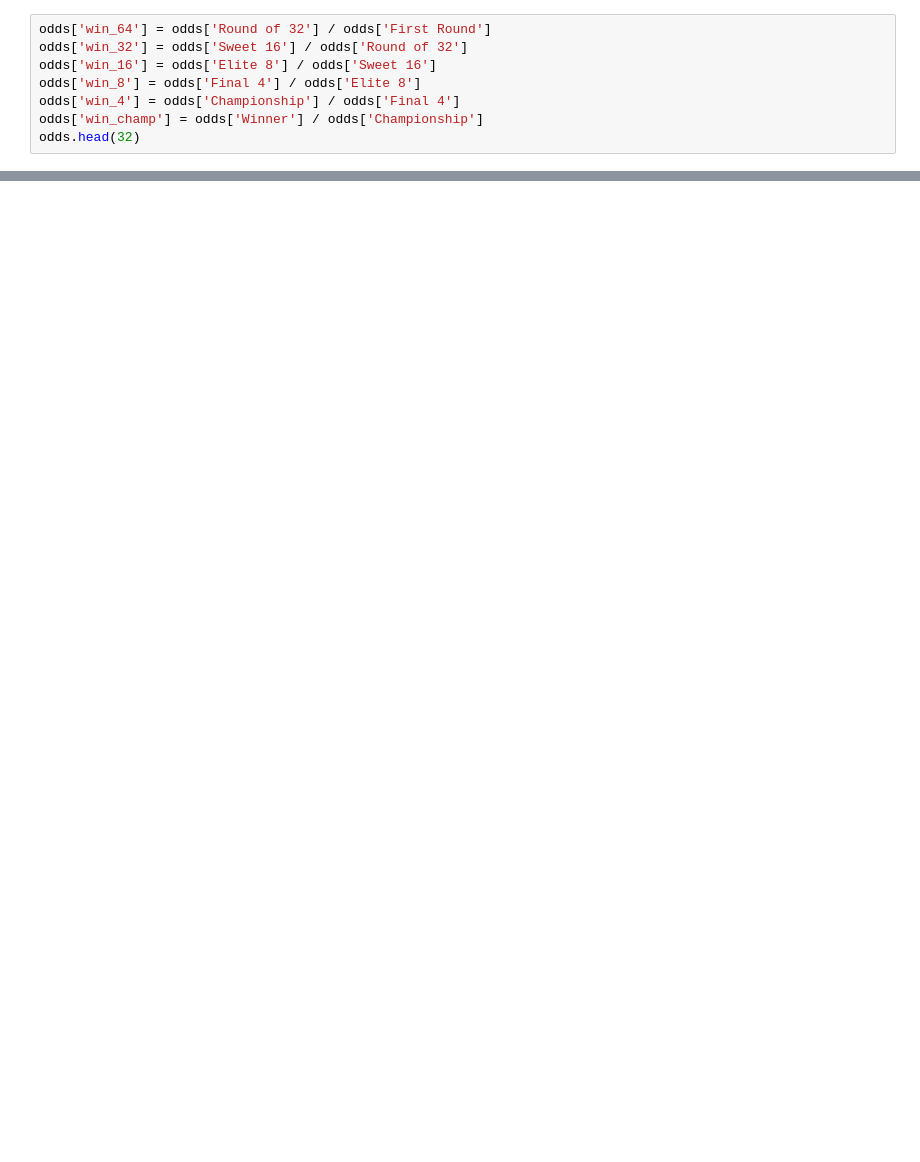
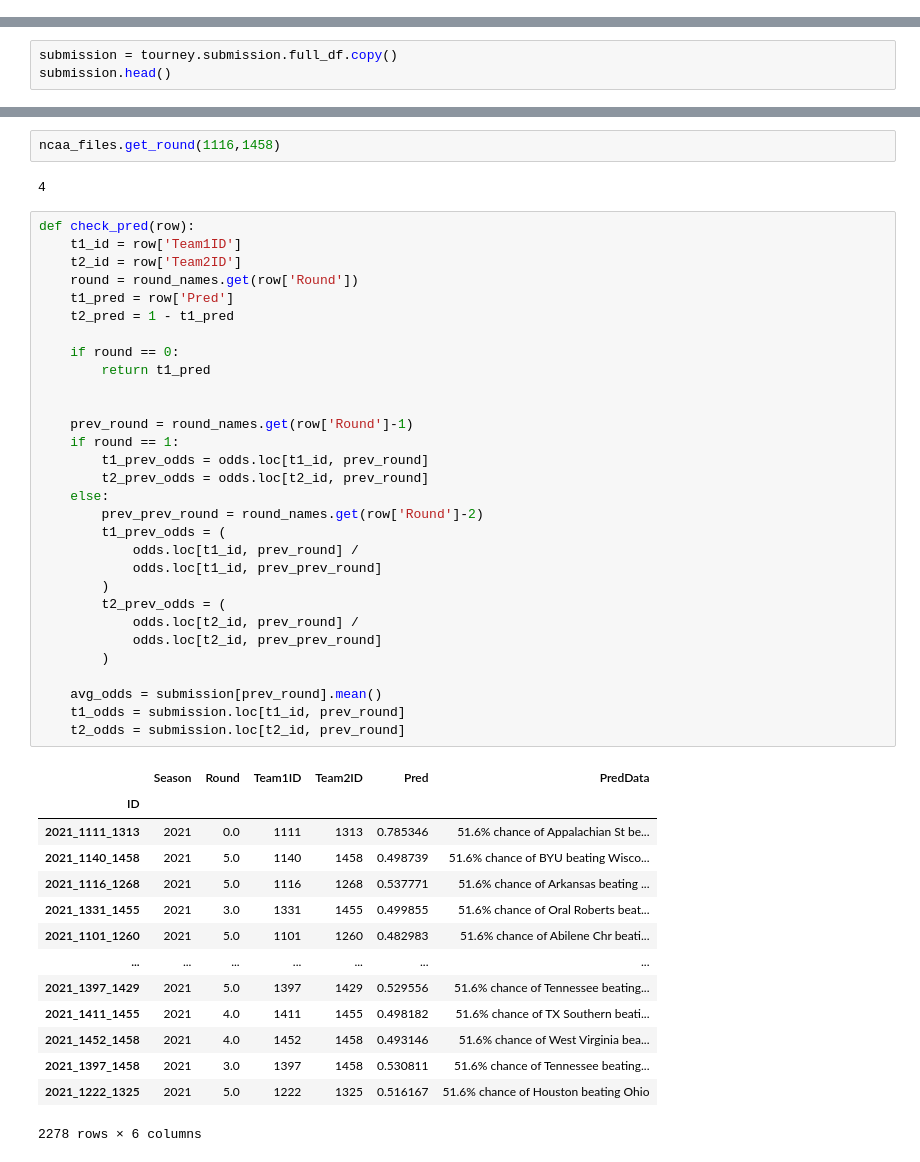
Before and after one commit to armstrys/NCAA_BracketBuilder, a Jupyter notebook: simple_simulation.ipynb, the cells around one changed output, grey strips where cells are left out. Saved outputs shown, nothing was run; the diff lists cells and outputs as text; blank space fills up the shorter version.

```diff
--- a/simple_simulation.ipynb
+++ b/simple_simulation.ipynb
@@ -93,8 +138,0 @@ plt.show()
-# %%
-odds['win_64'] = odds['Round of 32'] / odds['First Round']
-odds['win_32'] = odds['Sweet 16'] / odds['Round of 32']
-odds['win_16'] = odds['Elite 8'] / odds['Sweet 16']
-odds['win_8'] = odds['Final 4'] / odds['Elite 8']
-odds['win_4'] = odds['Championship'] / odds['Final 4']
-odds['win_champ'] = odds['Winner'] / odds['Championship']
-odds.head(32)
@@ -118,0 +139,3 @@ odds.head(32)
+# %%
+submission = tourney.submission.full_df.copy()
+submission.head()
@@ -118,0 +150,49 @@ odds.head(32)
+# %%
+ncaa_files.get_round(1116,1458)
+# %% [output]
+4
+# %%
+def check_pred(row):
+    t1_id = row['Team1ID']
+    t2_id = row['Team2ID']
+    round = round_names.get(row['Round'])
+    t1_pred = row['Pred']
+    t2_pred = 1 - t1_pred
+
+    if round == 0:
+        return t1_pred
+
+
+    prev_round = round_names.get(row['Round']-1)
+    if round == 1:
+        t1_prev_odds = odds.loc[t1_id, prev_round]
+        t2_prev_odds = odds.loc[t2_id, prev_round]
+    else:
+        prev_prev_round = round_names.get(row['Round']-2)
+        t1_prev_odds = (
+            odds.loc[t1_id, prev_round] /
+            odds.loc[t1_id, prev_prev_round]
+        )
+        t2_prev_odds = (
+            odds.loc[t2_id, prev_round] /
+            odds.loc[t2_id, prev_prev_round]
+        )
+
+    avg_odds = submission[prev_round].mean()
+    t1_odds = submission.loc[t1_id, prev_round]
+    t2_odds = submission.loc[t2_id, prev_round]
+# %% [output]
+|  | Season | Round | Team1ID | Team2ID | Pred | PredData |
+| ID |  |  |  |  |  |  |
+| 2021_1111_1313 | 2021 | 0.0 | 1111 | 1313 | 0.785346 | 51.6% chance of Appalachian St be... |
+| 2021_1140_1458 | 2021 | 5.0 | 1140 | 1458 | 0.498739 | 51.6% chance of BYU beating Wisco... |
+| 2021_1116_1268 | 2021 | 5.0 | 1116 | 1268 | 0.537771 | 51.6% chance of Arkansas beating ... |
+| 2021_1331_1455 | 2021 | 3.0 | 1331 | 1455 | 0.499855 | 51.6% chance of Oral Roberts beat... |
+| 2021_1101_1260 | 2021 | 5.0 | 1101 | 1260 | 0.482983 | 51.6% chance of Abilene Chr beati... |
+| ... | ... | ... | ... | ... | ... | ... |
+| 2021_1397_1429 | 2021 | 5.0 | 1397 | 1429 | 0.529556 | 51.6% chance of Tennessee beating... |
+| 2021_1411_1455 | 2021 | 4.0 | 1411 | 1455 | 0.498182 | 51.6% chance of TX Southern beati... |
+| 2021_1452_1458 | 2021 | 4.0 | 1452 | 1458 | 0.493146 | 51.6% chance of West Virginia bea... |
+| 2021_1397_1458 | 2021 | 3.0 | 1397 | 1458 | 0.530811 | 51.6% chance of Tennessee beating... |
+| 2021_1222_1325 | 2021 | 5.0 | 1222 | 1325 | 0.516167 | 51.6% chance of Houston beating Ohio |
+2278 rows × 6 columns
```
Also changed, not shown: parts of 14 cells of this notebook, 2 other files.
